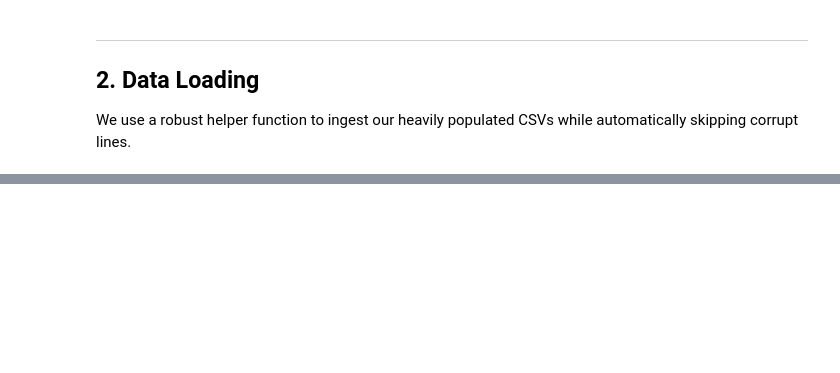
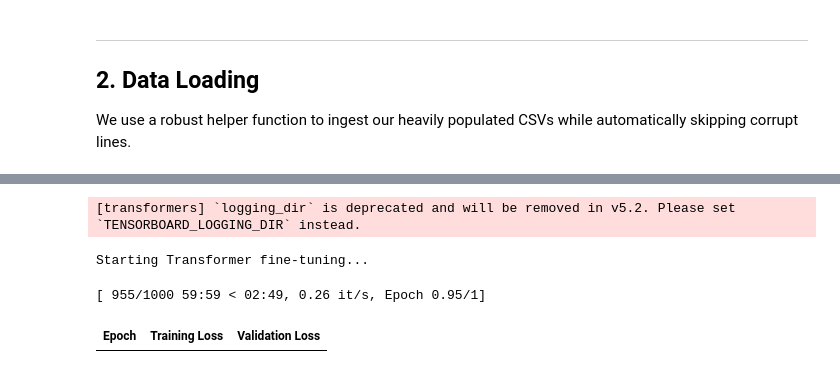
Before and after one commit to Vivek-sys-afk/Fake-News-Detection-Minor-Project, a Jupyter notebook: Fake_News_Detection.ipynb, the cells around one changed output, grey strips where cells are left out. Drawn from its saved outputs; the diff is of its cells as text; code cells hidden in the pictures; blank space fills up the shorter version.

```diff
--- a/Fake_News_Detection.ipynb
+++ b/Fake_News_Detection.ipynb
@@ -692,0 +255,38 @@ CONFIDENCE   : 82.18%
+# %%
+def compute_metrics(pred):
+    labels = pred.label_ids
+    preds = pred.predictions.argmax(-1)
+    acc = accuracy_score(labels, preds)
+    return {'accuracy': acc}
+
+training_args = TrainingArguments(
+    output_dir='./results',
+    num_train_epochs=1,              # 2 epochs is usually sufficient for fine-tuning
+    per_device_train_batch_size=16,  # Reduce to 8 if running out of GPU memory
+    per_device_eval_batch_size=16,
+    warmup_steps=500,
+    weight_decay=0.01,
+    logging_dir='./logs',
+    logging_steps=100,
+    eval_strategy="epoch",
+    save_strategy="epoch",
+    load_best_model_at_end=True,
+)
+
+trainer = Trainer(
+    model=model,
+    args=training_args,
+    train_dataset=train_dataset,
+    eval_dataset=test_dataset,
+    compute_metrics=compute_metrics
+)
+# %% [output]
+[transformers] `logging_dir` is deprecated and will be removed in v5.2. Please set `TENSORBOARD_LOGGING_DIR` instead.
+# %%
+# Start training!
+print("Starting Transformer fine-tuning...")
+trainer.train()
+# %% [output]
+Starting Transformer fine-tuning...
+[ 955/1000 59:59 < 02:49, 0.26 it/s, Epoch 0.95/1]
+| Epoch | Training Loss | Validation Loss |
```
Also changed, not shown: parts of 54 cells of this notebook, 3 other files.
